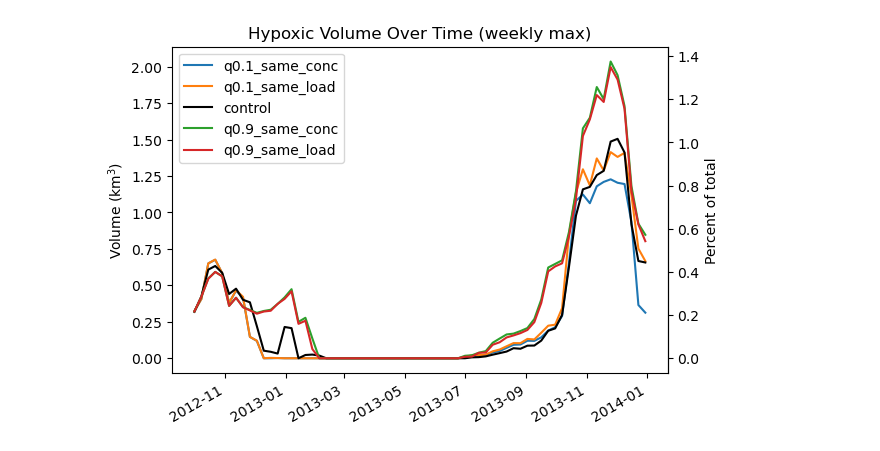
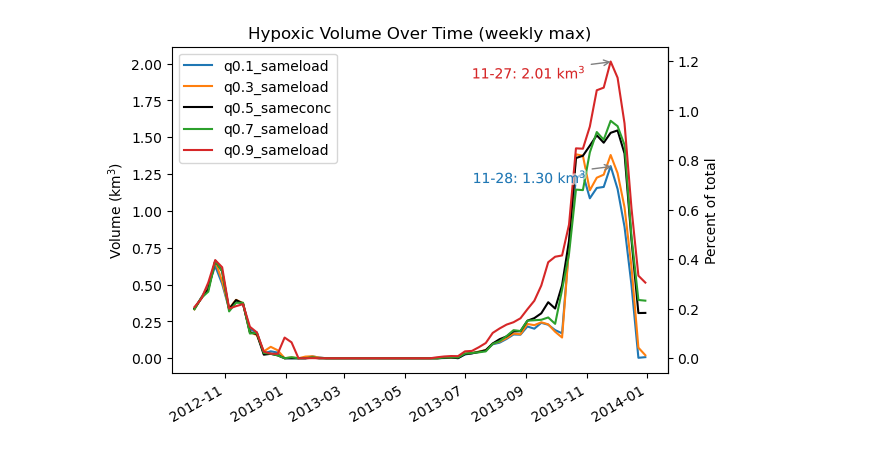
Before and after one commit to bedaro/ssm-analysis, a Jupyter notebook: DO 3D.ipynb, the cells around one changed output. Drawn from its saved outputs; the diff is of its cells as text; code cells hidden in the pictures.

```diff
--- a/DO 3D.ipynb
+++ b/DO 3D.ipynb
@@ -1,14 +1,13 @@
 # %%
-do_data_cdf = "/home/benr/wqmodels/ssm/freshwater_iav_1/conc_tests/fulldepthdo2.nc"
-do_variables = ('q0.1_same_conc','q0.1_same_load',
-                'control',
-                'q0.9_same_conc', 'q0.9_same_load')
-#do_variables = 'control'
-control_variable = 'control'
+do_data_cdf = "/home/benr/Documents/Education/UW/CEE800/SSM Freshwater/phase 2/results/annual/fulldepthdo_sameload.nc"
+do_variables = ('q0.1_sameload','q0.3_sameload',
+                'q0.5_sameconc','q0.7_sameload',
+                'q0.9_sameload')
+control_variable = 'q0.5_sameconc'
 variable_type = 'DOXG'
-out_path = '/home/benr/wqmodels/ssm/freshwater_iav_1/conc_tests/'
+out_path = "/home/benr/Documents/Education/UW/CEE800/SSM Freshwater/phase 2/results/annual/fulldepthdo/"
 
-start_date = "2012-01-01"
+start_date = None
 grid_file = 'SSM_Grid/ssm_grid.2dm'
 
 from pathlib import Path
@@ -19,9 +18,9 @@ import geopandas as gpd
 import pandas as pd
 import numpy as np
 import matplotlib.pyplot as plt
-from matplotlib import colormaps as cm
+import matplotlib.patheffects as pe
 import cmocean
-import matplotlib.colors as colors
+from adjustText import adjust_text
 
 from fvcom.grid import FvcomGrid
 from fvcom.depth import DepthCoordinate
@@ -37,8 +36,11 @@ root group (NETCDF4 data model, file format HDF5):
     variables(dimensions): int32 node(node), float32 h(node), float32 x(node), float32 y(node), int32 nele(nele), float32 time(time), float32 siglay(siglay), float32 siglev(siglev), float32 zeta(time, ...
     groups:
 # %%
+if 'model_start' in do_data.ncattrs():
+    start_date = pd.Timestamp(do_data.model_start)
+    display(f'Model start date is {start_date}')
+else:
+    start_date = pd.Timestamp(start_date)
 timestep = do_data['time'][2] - do_data['time'][1]
-times = do_data['time'][:]
-dates = pd.Timestamp(start_date) + pd.to_timedelta(times, 'd')
 timestep
 # %% [output]
@@ -80,4 +79,6 @@ domain.head()
 # %%
+times = do_data['time'][:]
+dates = start_date + pd.to_timedelta(times, 'd')
 # get siglev thickness at each node, use to calculate volume of each cell
 grid3d = np.expand_dims(dcoord.dz, 1) @ np.expand_dims(do_data['h'], 0)
 # cell volume in m3
@@ -110,28 +111,42 @@ hypoxic_volumes_df = pd.DataFrame(hypoxic_volumes, index=dates)
 # %%
 fig, ax = plt.subplots()
 hypoxic_volumes_weekly = hypoxic_volumes_df.groupby(hypoxic_volumes_df.index.to_period('W')).max()
 hypoxic_volumes_weekly.set_index(hypoxic_volumes_weekly.index.to_timestamp('D', 's'), inplace=True)
+texts = []
+all_maxvals = hypoxic_volumes_df.max()
 for v, t in zip(do_variables, do_variable_titles):
     if t == control_title:
         color = 'black'
     else:
         color = None
-    ax.plot(hypoxic_volumes_weekly[v], color=color, label=t)
+    l = ax.plot(hypoxic_volumes_weekly[v], color=color, label=t)
+    mx = hypoxic_volumes_df[v].idxmax()
+    mxv = hypoxic_volumes_df.loc[mx, v]
+    if mxv == np.max(all_maxvals) or mxv == np.min(all_maxvals):
+        tx = ax.annotate(f"{mx.strftime('%m-%d')}: {mxv:.2f} km$^3$",
+                         xy=(mx, hypoxic_volumes_df.loc[mx, v]), color=l[0].get_color(),
+                         xytext=(-20, -1), textcoords='offset points',
+                         ha='right', va='top',
+                         arrowprops={'arrowstyle': '->', 'color': 'gray'},
+                         path_effects=[pe.withStroke(linewidth=3,
+                                                     foreground='white', alpha=0.6)])
+        texts.append(tx)
 ax.set(title="Hypoxic Volume Over Time (weekly max)", ylabel="Volume (km$^3$)")
 fig.autofmt_xdate()
 ax.legend()
+#adjust_text(texts, ax=ax)
 
 # Build a secondary y-axis with the total volume percentage
 def vol_to_pct(a):
     return a * 100 / total_volume
 def pct_to_vol(p):
     return p / 100 * total_volume
 
 secax = ax.secondary_yaxis('right', functions=(vol_to_pct, pct_to_vol))
 secax.set_ylabel("Percent of total")
 fig.savefig(out_file("hypoxic_volume.png"))
 hypoxic_volumes_df.to_excel(out_file("hypoxic_volume.xlsx"))
 # %% [output]
-[figure, old version]
+[figure, new version]
 # %%
 do_data.close()
```
Also changed, not shown: parts of 4 cells of this notebook.
